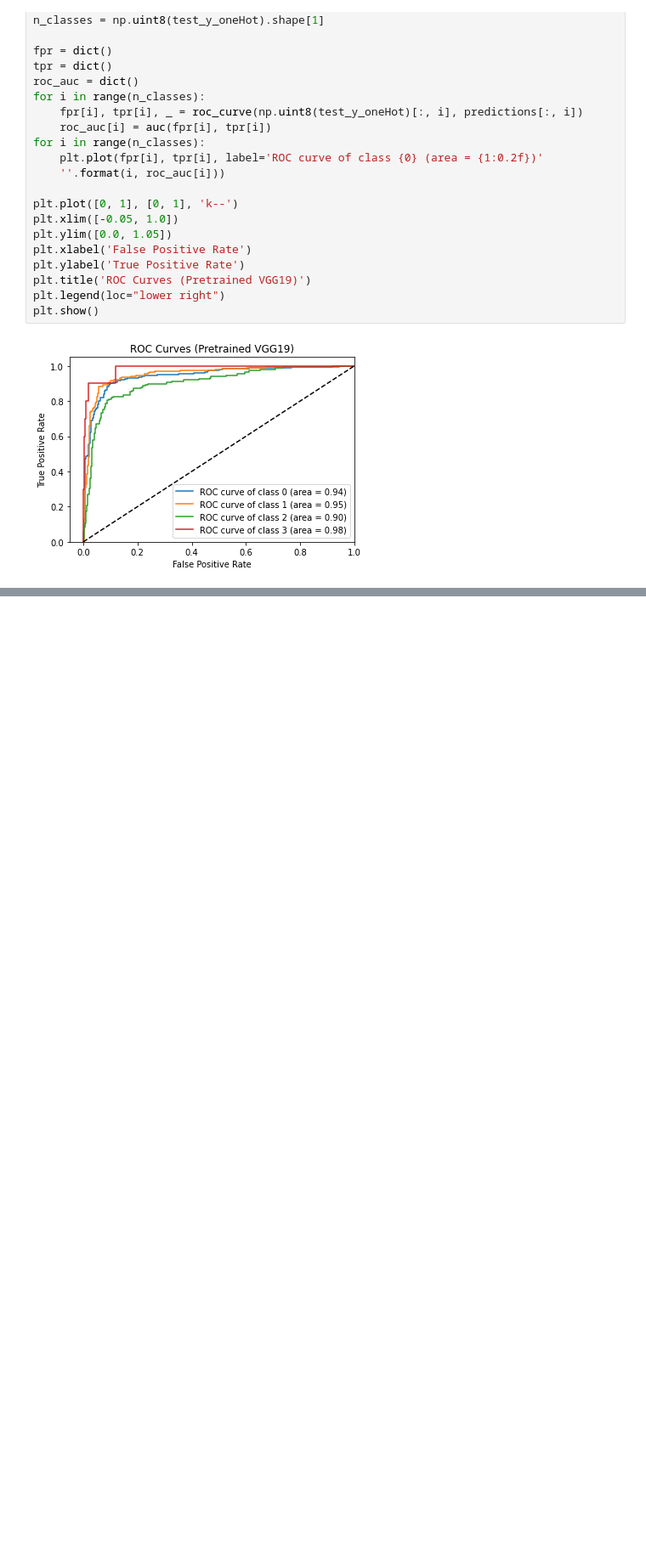
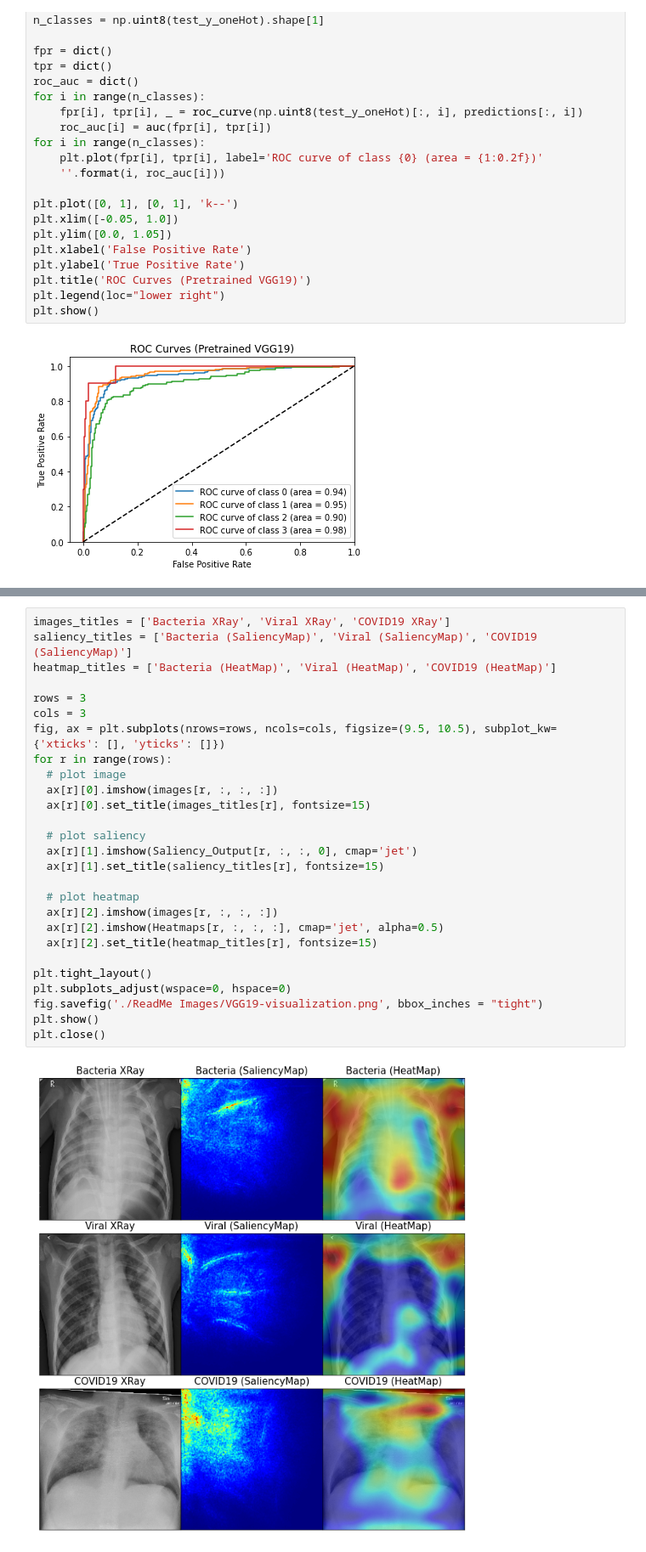
Before and after one commit to zeeshannisar/COVID-19, a Jupyter notebook: Vgg19-Transfer Learning-COVID19.ipynb, the cells around one changed output, grey strips where cells are left out. Shown at 85% size. Cells and saved outputs as stored; diff of their text form; blank space fills up the shorter version.

```diff
--- a/Vgg19-Transfer Learning-COVID19.ipynb
+++ b/Vgg19-Transfer Learning-COVID19.ipynb
@@ -326,0 +422,29 @@ plt.show()
+# %%
+images_titles = ['Bacteria XRay', 'Viral XRay', 'COVID19 XRay']
+saliency_titles = ['Bacteria (SaliencyMap)', 'Viral (SaliencyMap)', 'COVID19 (SaliencyMap)']
+heatmap_titles = ['Bacteria (HeatMap)', 'Viral (HeatMap)', 'COVID19 (HeatMap)']
+
+rows = 3
+cols = 3
+fig, ax = plt.subplots(nrows=rows, ncols=cols, figsize=(9.5, 10.5), subplot_kw={'xticks': [], 'yticks': []})
+for r in range(rows):
+  # plot image
+  ax[r][0].imshow(images[r, :, :, :])
+  ax[r][0].set_title(images_titles[r], fontsize=15)
+
+  # plot saliency
+  ax[r][1].imshow(Saliency_Output[r, :, :, 0], cmap='jet')
+  ax[r][1].set_title(saliency_titles[r], fontsize=15)
+
+  # plot heatmap
+  ax[r][2].imshow(images[r, :, :, :])
+  ax[r][2].imshow(Heatmaps[r, :, :, :], cmap='jet', alpha=0.5)
+  ax[r][2].set_title(heatmap_titles[r], fontsize=15)
+
+plt.tight_layout()
+plt.subplots_adjust(wspace=0, hspace=0)
+fig.savefig('./ReadMe Images/VGG19-visualization.png', bbox_inches = "tight")
+plt.show()
+plt.close()
+# %% [output]
+[figure, added]
```
Also changed, not shown: parts of 4 cells of this notebook, 5 other files.
